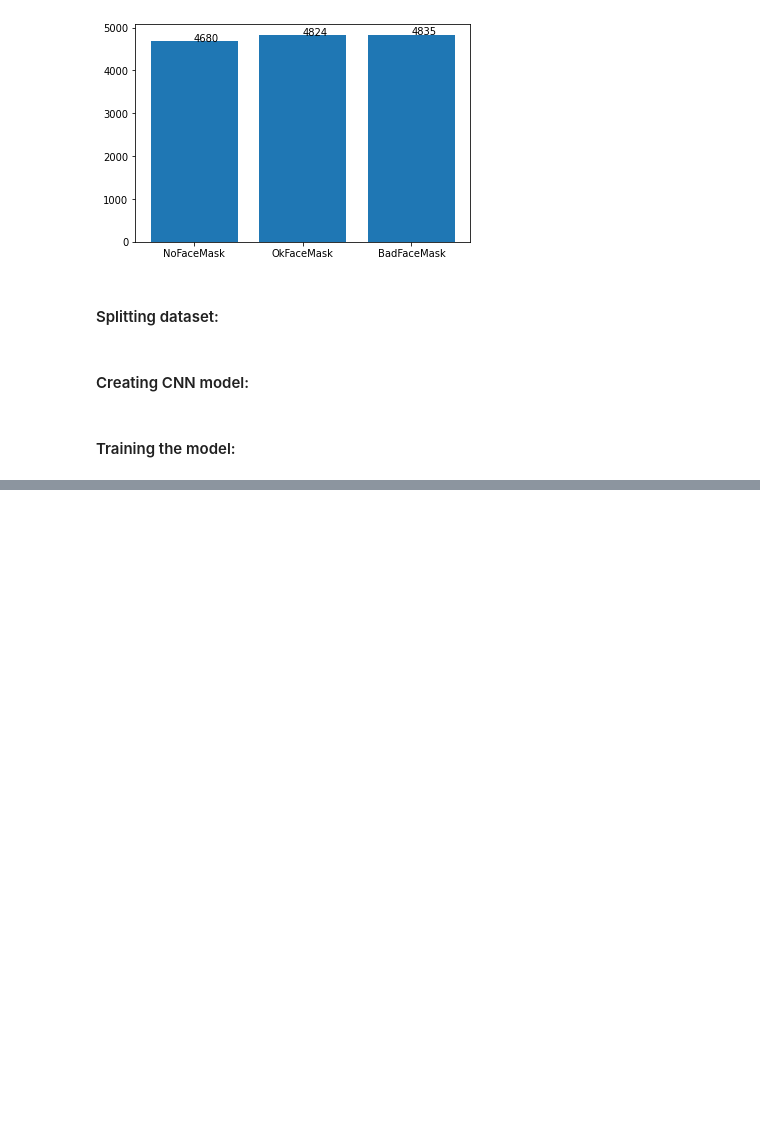
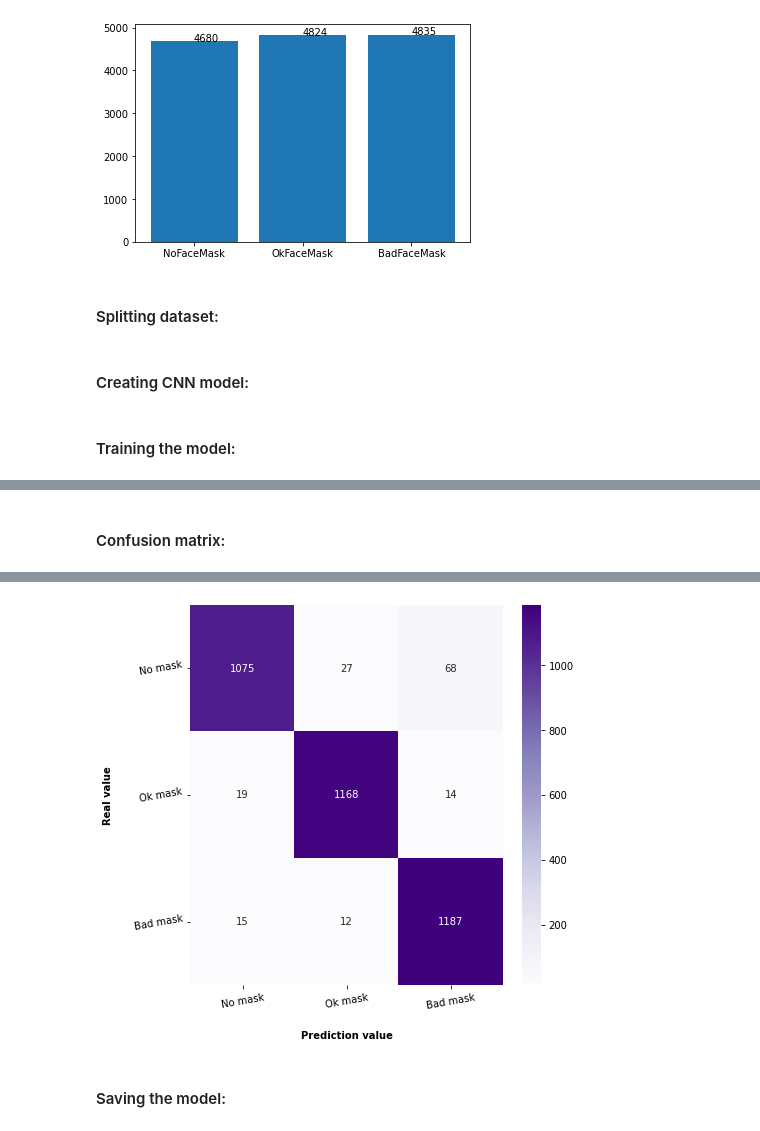
Before and after one commit to DiegoAM97/face-mask-image-classifier, a Jupyter notebook: AIModel/Data processing and CNN training.ipynb, the cells around one changed output, grey strips where cells are left out. Saved outputs shown, nothing was run; the diff lists cells and outputs as text; code cells hidden in the pictures; blank space fills up the shorter version.

```diff
--- a/AIModel/Data processing and CNN training.ipynb
+++ b/AIModel/Data processing and CNN training.ipynb
@@ -171,0 +175,27 @@ plt.show()
+# %% [markdown]
+#### Confusion matrix:
+# %%
+import seaborn as sns
+from sklearn.metrics import confusion_matrix
+
+Y_pred = model.predict(X_test)
+Y_pred = np.argmax(Y_pred, axis=1)
+Y_test_true = np.argmax(Y_test, axis=1)
+
+cm = confusion_matrix(Y_test_true, Y_pred)
+
+font = {
+        'weight': 'bold',
+        'size': 10,
+        }
+
+plt.figure(figsize=(7,7))
+ax = sns.heatmap(cm, cbar=True, annot=True, fmt='g', cmap = 'Purples')
+ax.set_xticklabels(['No mask', 'Ok mask', 'Bad mask'])
+ax.set_yticklabels(['No mask', 'Ok mask', 'Bad mask'])
+ax.set_xticklabels(ax.get_xticklabels(),rotation=10)
+ax.set_yticklabels(ax.get_yticklabels(),rotation=10)
+ax.set_xlabel(xlabel='Prediction value',labelpad=20, fontdict=font)
+ax.set_ylabel(ylabel='Real value',labelpad=20, fontdict=font)
+plt.show()
+# %% [output]
@@ -171,0 +203,3 @@ plt.show()
+[figure, added]
+# %% [markdown]
+#### Saving the model:
```
Also changed, not shown: parts of 7 cells of this notebook.
